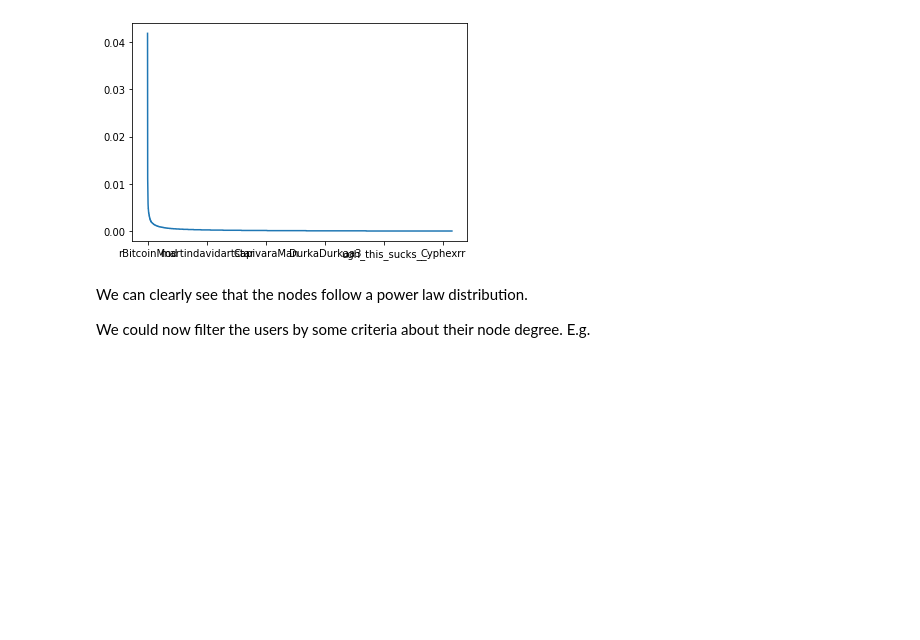
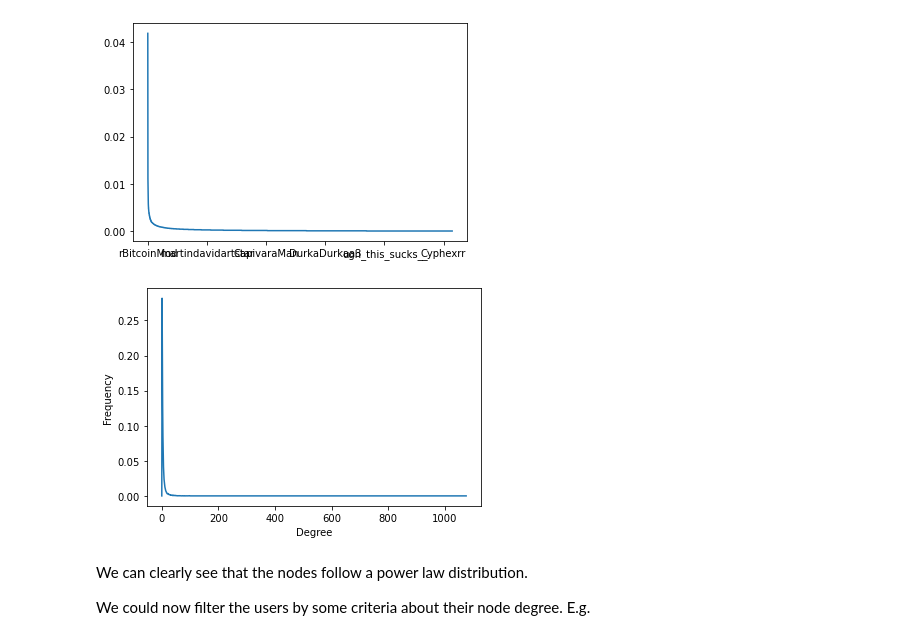
Before and after one commit to anatosun/reddit-cryptocurrency-analysis, a Jupyter notebook: notebooks/degree_centrality.ipynb, the cells around one changed output. Drawn from its saved outputs; the diff is of its cells as text; code cells hidden in the pictures; blank space fills up the shorter version.

Commit message:
Addition of distribution plot

```diff
--- a/notebooks/degree_centrality.ipynb
+++ b/notebooks/degree_centrality.ipynb
@@ -271,6 +271,24 @@ s
 | thisisntsean310 | 1 | 0 | 1 | 0.000039 | 0.000930 | 0.000013 | ... |
 25723 rows × 12 columns
 [figure]
+# %%
+import numpy as np
+def plot_degree_histogram(g, normalized=True):
+    aux_y = nx.degree_histogram(g)
+    aux_x = np.arange(0, len(aux_y)).tolist()
+    n_nodes = g.number_of_nodes()
+    if normalized:
+        for i in range(len(aux_y)):
+            aux_y[i] = aux_y[i]/n_nodes
+    return aux_x, aux_y
+# %%
+import seaborn as sns
+x,y = plot_degree_histogram(G)
+ax=sns.lineplot(x=x,y=y)
+ax.set(xlabel="Degree", ylabel="Frequency")
+plt.savefig("../data/images/deg_dist.pdf")
+# %% [output]
+[figure, added]
 # %% [markdown]
 We can clearly see that the nodes follow a power law distribution.
 
```
Also changed, not shown: parts of 3 cells of this notebook, 1 other file.
